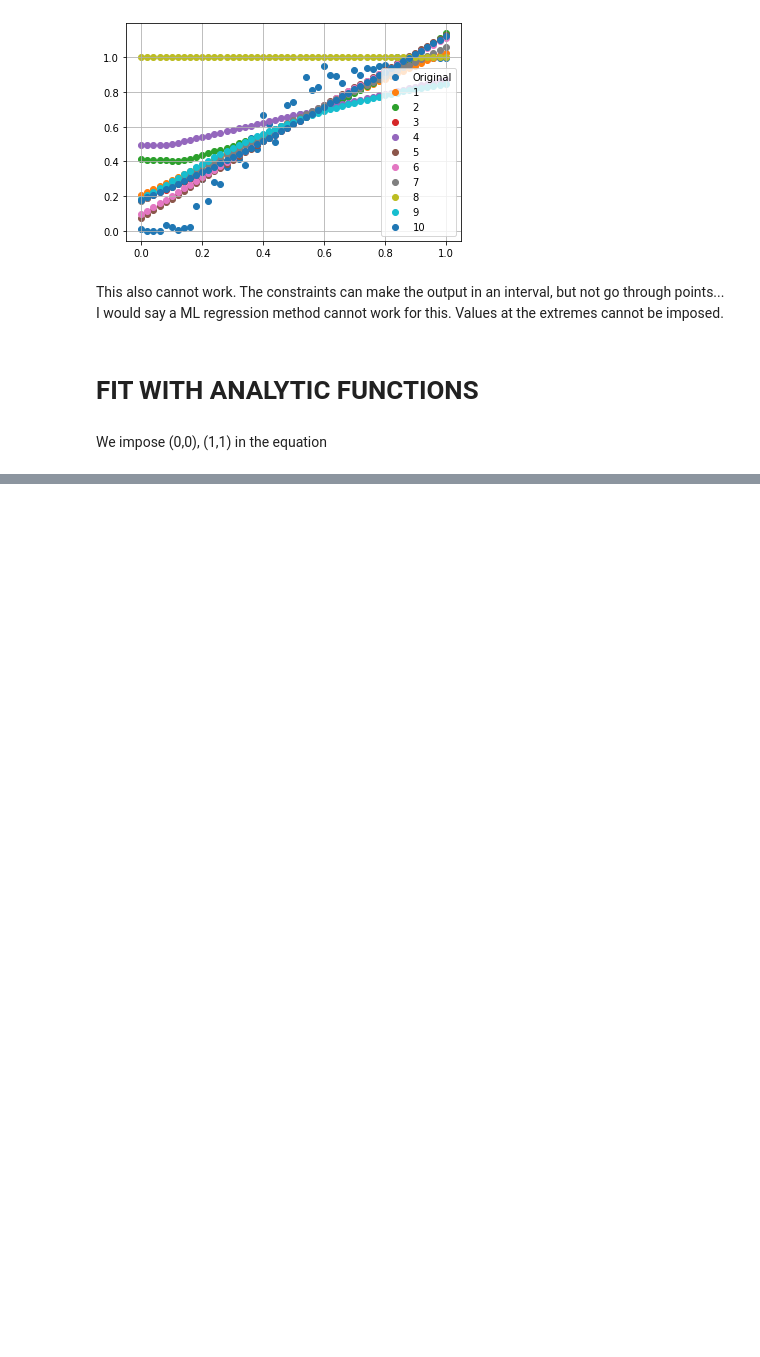
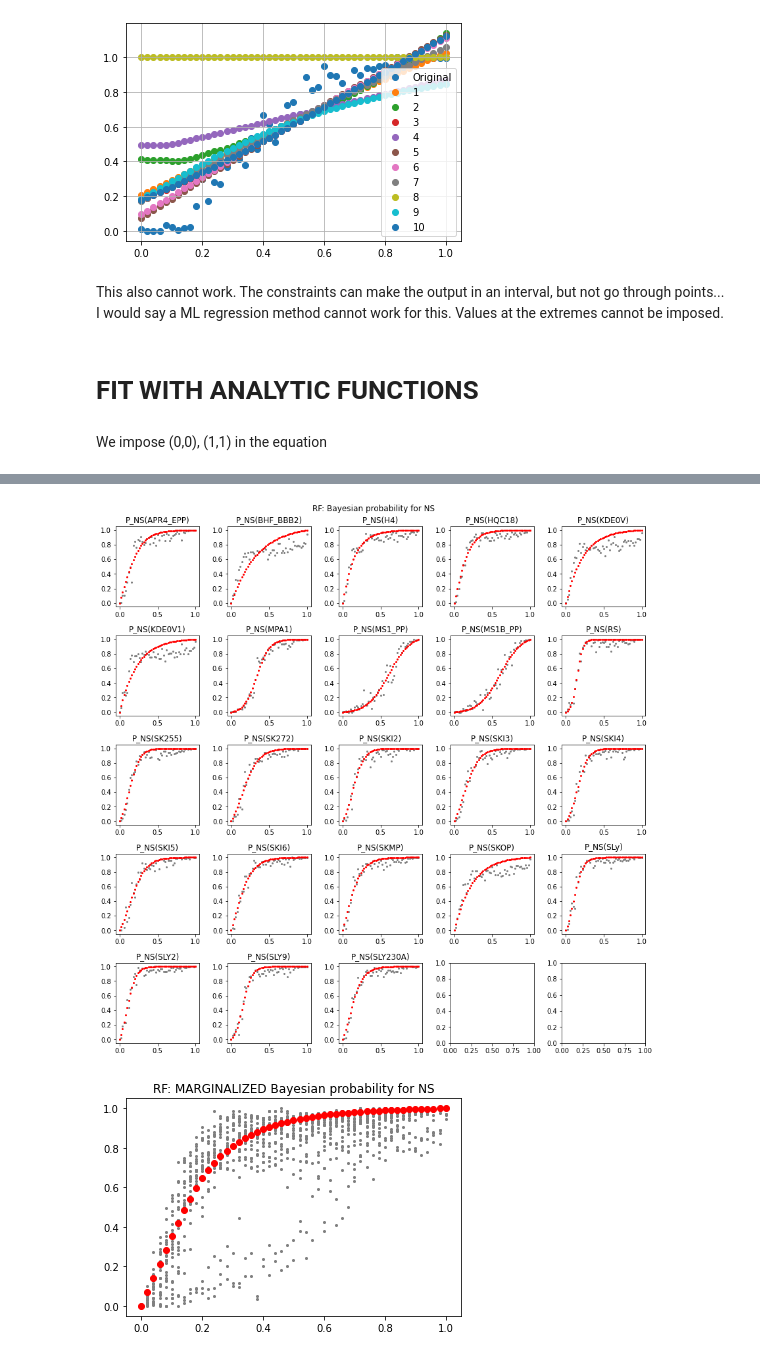
Before and after one commit to PhoenixBirdCreations/IPAM2021_ML, a Jupyter notebook: algo/BayesianProbs/FitCurves.ipynb, the cells around one changed output, grey strips where cells are left out. Drawn from its saved outputs; the diff is of its cells as text; code cells hidden in the pictures; blank space fills up the shorter version.

```diff
--- a/algo/BayesianProbs/FitCurves.ipynb
+++ b/algo/BayesianProbs/FitCurves.ipynb
@@ -300,0 +363,39 @@ We impose (0,0), (1,1) in the equation
+# %%
+def fit_and_marginalize(file,x_name,method='KNN',label='NS',p0=[8,0.1],color='blue',verbose=False):
+    data=read_csv_file(file)
+    x = data[x_name].values;
+    fig, axes = plt.subplots(nrows=5, ncols=5, figsize=(12,12))
+    i = 0; j = 0;
+    for k in range(1,24):
+        y=data[data.columns[k]].values
+        popt, pcov = curve_fit(sigmoid_opt1, x, y, p0, method = 'lm')
+        if(verbose):
+            print(data.columns[k],*popt)
+        axes[i,j].scatter(x, y, s=4, c='grey')
+        axes[i,j].scatter(x, sigmoid_opt1(x,*popt), s=4, c=color)
+        axes[i,j].set_title(data.columns[k])
+        j = j + 1
+        if (j > 4):
+            j=0
+            i=i+1
+    _=fig.suptitle(method+": Bayesian probability for "+label)
+    fig.tight_layout()
+    plt.show()
+
+    k = 0
+    wprob = np.zeros(len(x))
+    for eos in EOS:
+        y = data['P_'+label+'('+eos+')'].values
+        popt, pcov = curve_fit(sigmoid_opt1, x, y, p0, method = 'lm')
+        plt.scatter(x, y, s=4, c='grey')
+        wprob = wprob + sigmoid_opt1(x,*popt)*BayesFactor[k]
+        k = k + 1
+    wprob = wprob/sum(BayesFactor)
+    plt.scatter(x,wprob,c=color)
+    plt.title(method+": MARGINALIZED Bayesian probability for "+label)
+    plt.show()
+# %%
+fit_and_marginalize('/home/mberbel/Escritorio/MLpaper/fits/RF_P_NS_given_X1pX2-num.csv','X1+X2','RF','NS',[8,0.1],'red')
+# %% [output]
+[figure, added]
+[figure, added]
```
Also changed, not shown: parts of 7 cells of this notebook.
